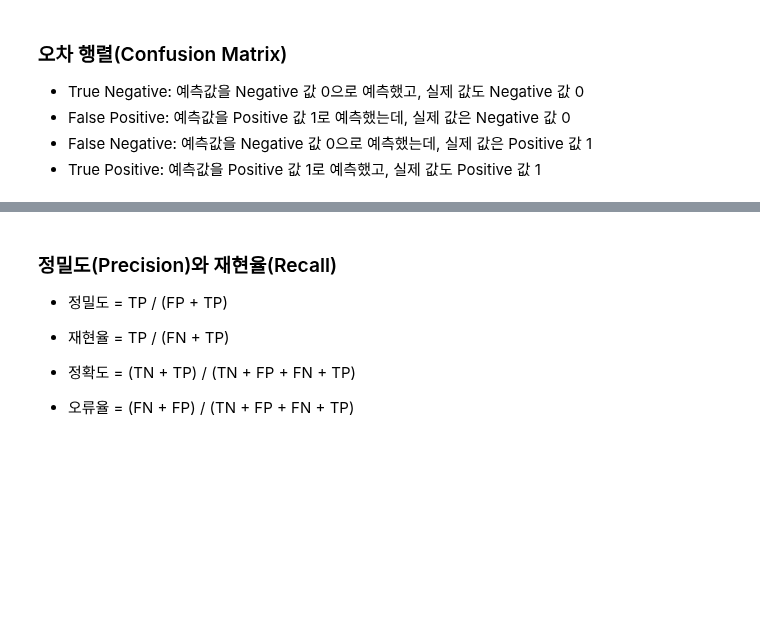
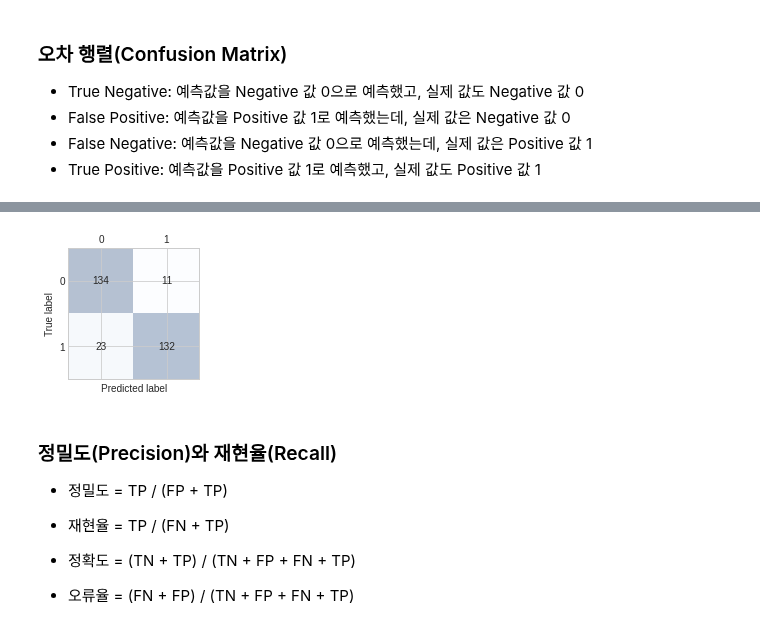
Before and after one commit to eruru0411/DL_Study, a Jupyter notebook: scikit_learn.ipynb, the cells around one changed output, grey strips where cells are left out. Saved outputs shown, nothing was run; the diff lists cells and outputs as text; code cells hidden in the pictures; blank space fills up the shorter version.

```diff
--- a/scikit_learn.ipynb
+++ b/scikit_learn.ipynb
@@ -537,14 +537,16 @@ print(confmat)
 # %%
 fig, ax = plt.subplots(figsize=(2.5, 2.5))
 ax.matshow(confmat, cmap=plt.cm.Blues, alpha=0.3)
-for i in range(conftmap.shape[0]):
+for i in range(confmat.shape[0]):
   for j in range(confmat.shape[1]):
-    ax.test(x=j, y=i, s=confmat[i, j], va='center', ha='center')
+    ax.text(x=j, y=i, s=confmat[i, j], va='center', ha='center')
 
 plt.xlabel('Predicted label')
 plt.ylabel('True label')
 plt.tight_layout()
 plt.show()
+# %% [output]
+[figure, added]
 # %% [markdown]
 ### 정밀도(Precision)와 재현율(Recall)
 
```
Also changed, not shown: parts of 6 cells of this notebook.
